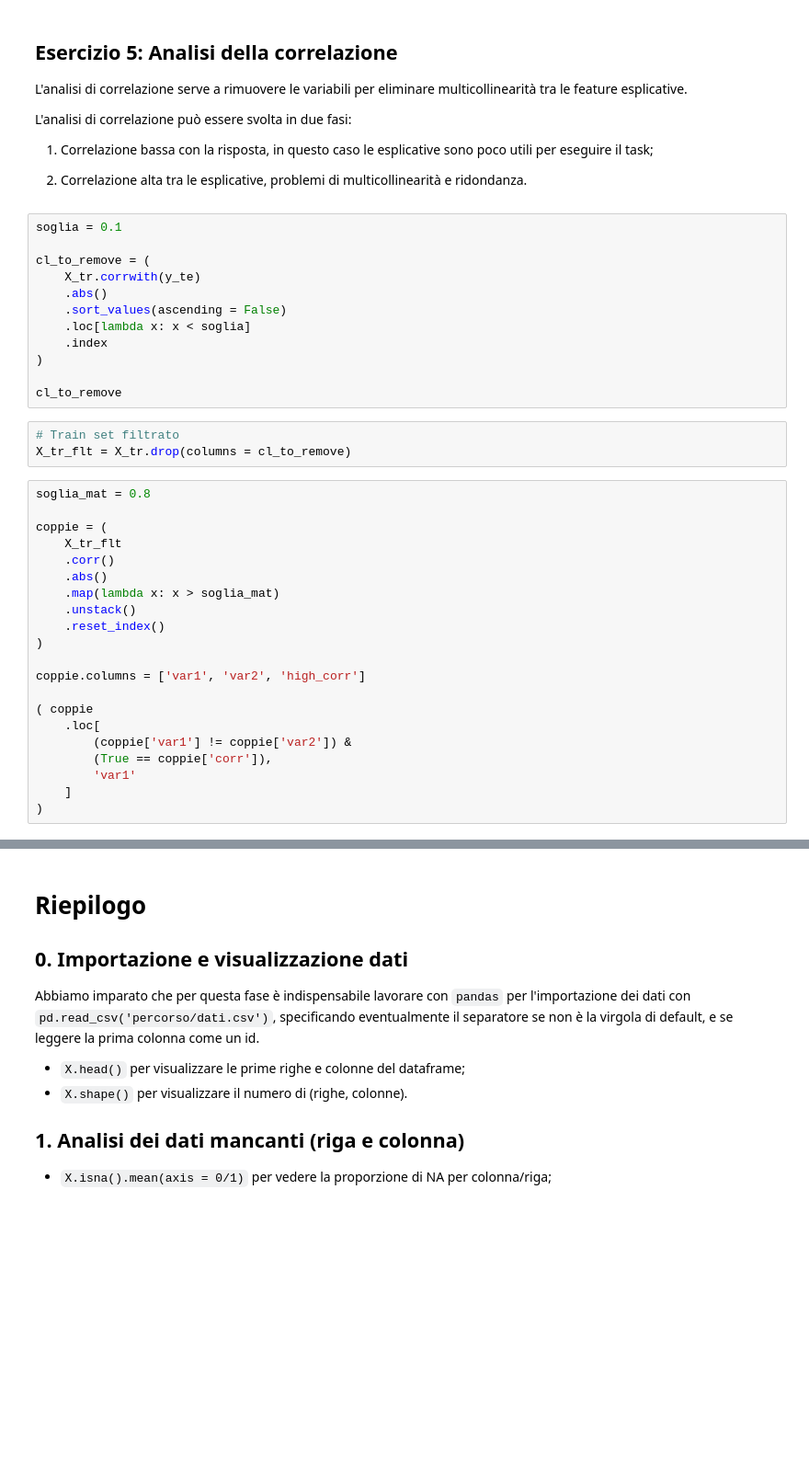
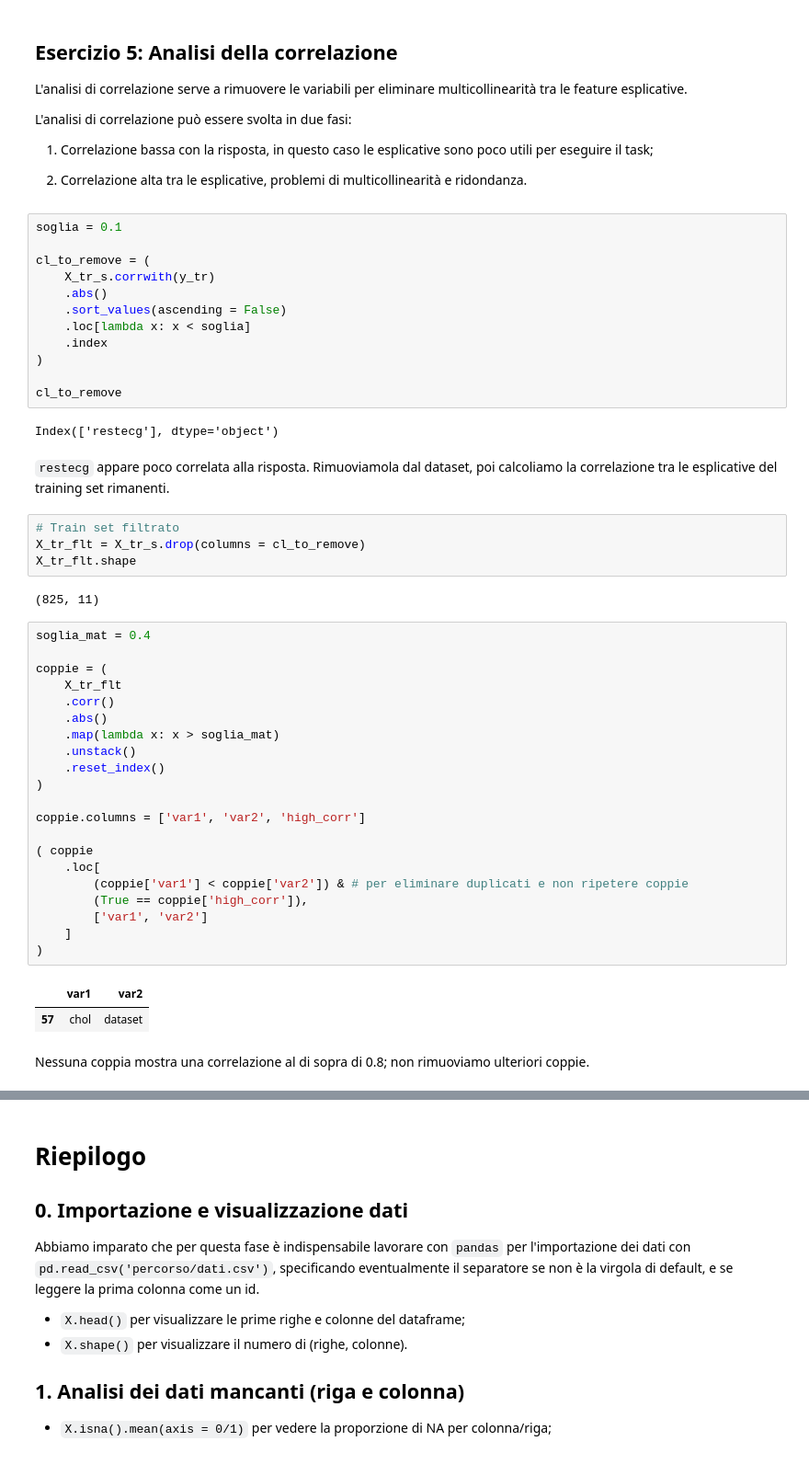
Before and after one commit to alberto-rampulla/big-data-course, a Jupyter notebook: 01_Preprocessing/Preprocessing.ipynb, the cells around one changed output, grey strips where cells are left out. Shown at 92% size. Saved outputs shown, nothing was run; the diff lists cells and outputs as text; blank space fills up the shorter version.

Commit message:
feat: completata analisi di correlazione

```diff
--- a/01_Preprocessing/Preprocessing.ipynb
+++ b/01_Preprocessing/Preprocessing.ipynb
@@ -535,7 +532,7 @@ L'analisi di correlazione può essere svolta in due fasi:
 soglia = 0.1
 
 cl_to_remove = (
-    X_tr.corrwith(y_te)
+    X_tr_s.corrwith(y_tr)
     .abs()
     .sort_values(ascending = False)
     .loc[lambda x: x < soglia]
@@ -543,30 +540,42 @@ cl_to_remove = (
 )
 
 cl_to_remove
+# %% [output]
+Index(['restecg'], dtype='object')
+# %% [markdown]
+`restecg` appare poco correlata alla risposta. Rimuoviamola dal dataset, poi calcoliamo la correlazione tra le esplicative del training set rimanenti.
 # %%
 # Train set filtrato
-X_tr_flt = X_tr.drop(columns = cl_to_remove)
+X_tr_flt = X_tr_s.drop(columns = cl_to_remove)
+X_tr_flt.shape
+# %% [output]
+(825, 11)
 # %%
-soglia_mat = 0.8
+soglia_mat = 0.4
 
 coppie = (
     X_tr_flt
     .corr()
     .abs()
     .map(lambda x: x > soglia_mat)
     .unstack()
     .reset_index()
 )
 
 coppie.columns = ['var1', 'var2', 'high_corr']
 
 ( coppie
     .loc[
-        (coppie['var1'] != coppie['var2']) &
-        (True == coppie['corr']),
-        'var1'
+        (coppie['var1'] < coppie['var2']) & # per eliminare duplicati e non ripetere coppie
+        (True == coppie['high_corr']),
+        ['var1', 'var2']
     ]
 )
+# %% [output]
+|  | var1 | var2 |
+| 57 | chol | dataset |
+# %% [markdown]
+Nessuna coppia mostra una correlazione al di sopra di 0.8; non rimuoviamo ulteriori coppie.
 # %%
 #Rimuovine una dalle coppie altamente correlate
 new_cl_to_remove = [] # Inserisci nomi
```
Also changed, not shown: parts of 13 cells of this notebook.
